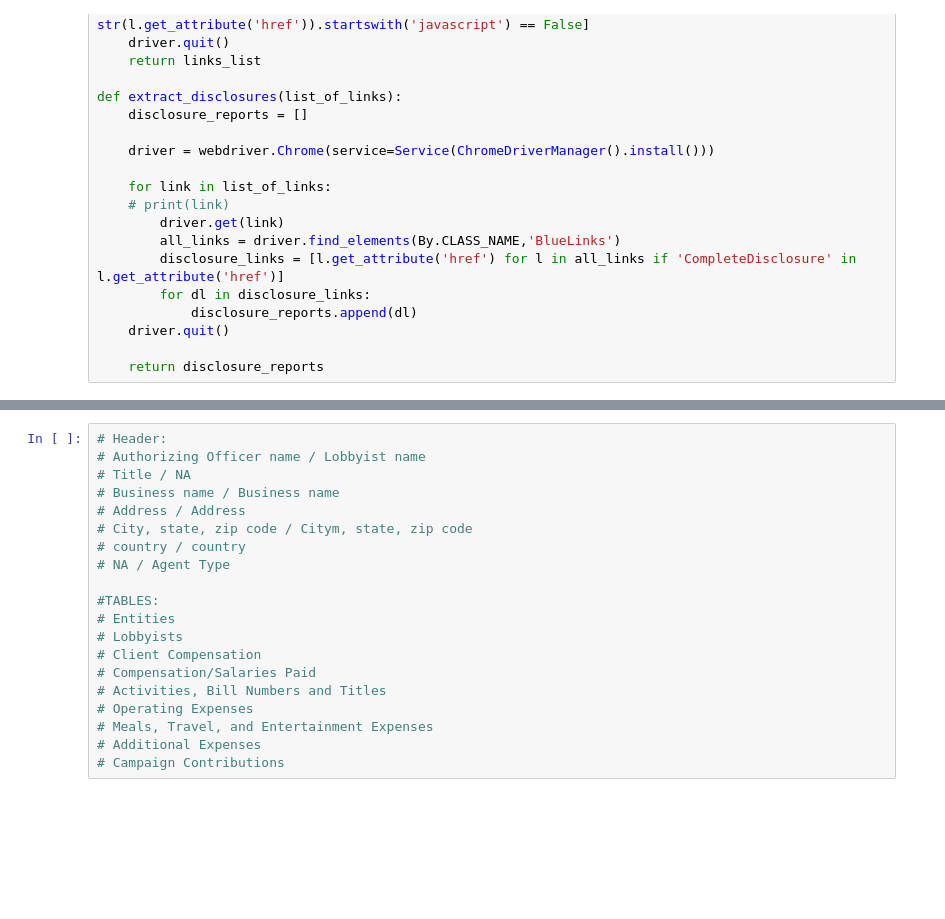
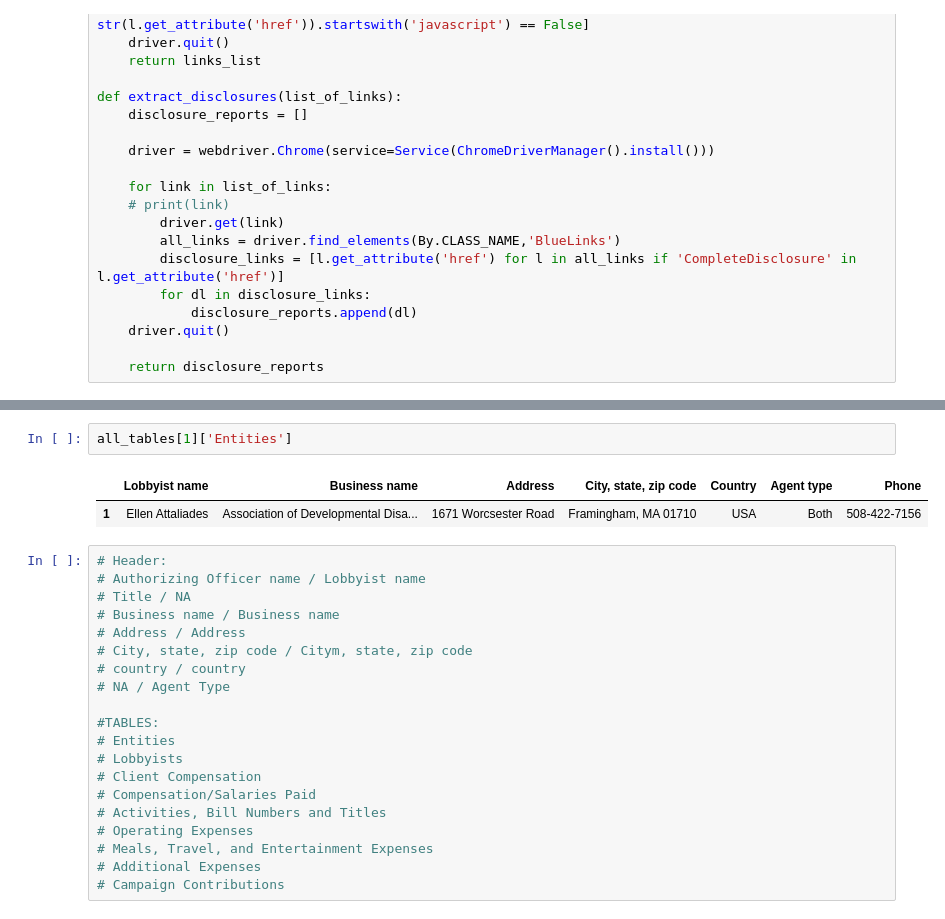
Before and after one commit to ren0nie0/advocacy-maps, a Jupyter notebook: lobbying/notebooks/lobbydoodles.ipynb, the cells around one changed output, grey strips where cells are left out. Cells and saved outputs as stored; diff of their text form; blank space fills up the shorter version.

```diff
--- a/lobbying/notebooks/lobbydoodles.ipynb
+++ b/lobbying/notebooks/lobbydoodles.ipynb
@@ -444,3 +518,8 @@ Error processing index 54
+# %%
+all_tables[1]['Entities']
+# %% [output]
+|  | Lobbyist name | Business name | Address | City, state, zip code | Country | Agent type | Phone |
+| 1 | Ellen Attaliades | Association of Developmental Disa... | 1671 Worcsester Road | Framingham, MA 01710 | USA | Both | 508-422-7156 |
 # %%
 # Header:
 # Authorizing Officer name / Lobbyist name
```
Also changed, not shown: parts of 29 cells of this notebook, 9 other files.
